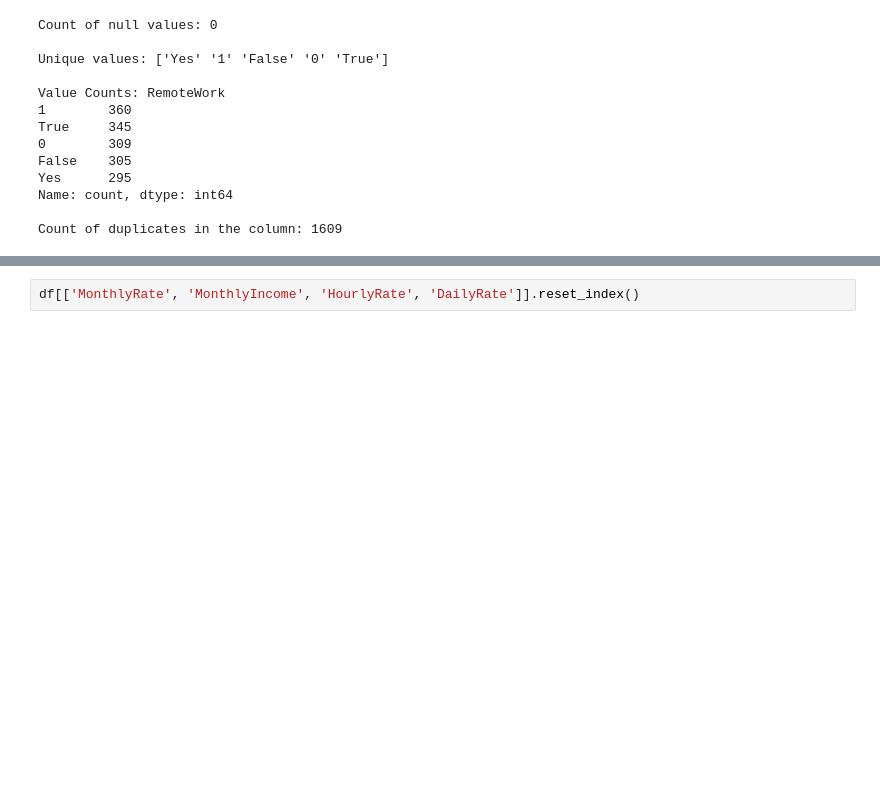
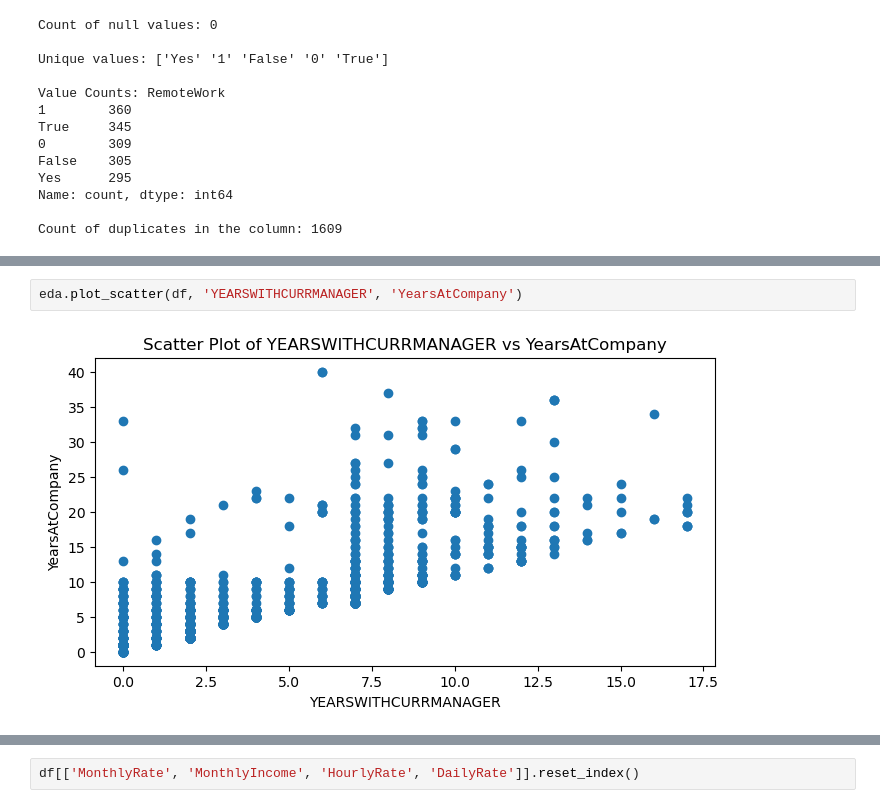
Before and after one commit to carla-caracola/people_analytics, a Jupyter notebook: Exploratory_Data_Analysis/Exploratory_Data_Analysis.ipynb, the cells around one changed output, grey strips where cells are left out. Saved outputs shown, nothing was run; the diff lists cells and outputs as text; blank space fills up the shorter version.

```diff
--- a/Exploratory_Data_Analysis/Exploratory_Data_Analysis.ipynb
+++ b/Exploratory_Data_Analysis/Exploratory_Data_Analysis.ipynb
@@ -156,0 +192,4 @@ Count of duplicates in the column: 1609
+# %%
+eda.plot_scatter(df, 'YEARSWITHCURRMANAGER', 'YearsAtCompany')
+# %% [output]
+[figure, added]
```
Also changed, not shown: parts of 15 cells of this notebook, 2 other files.
